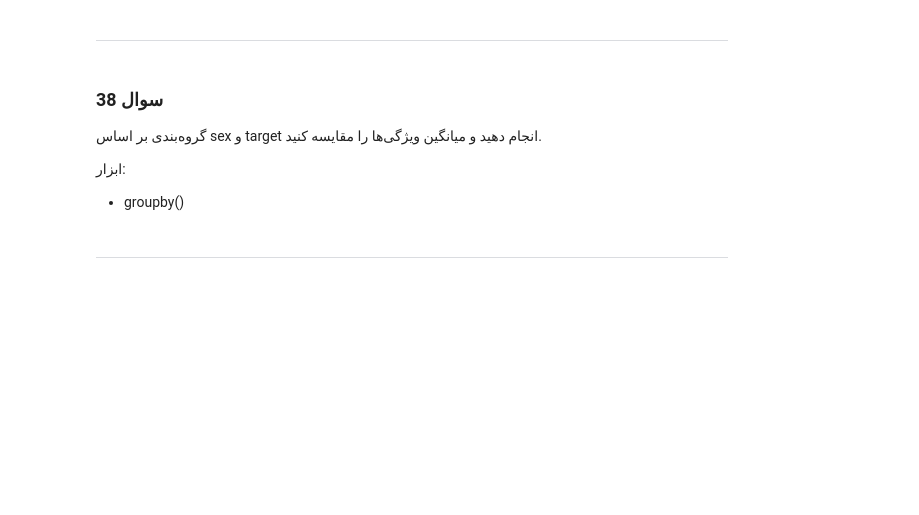
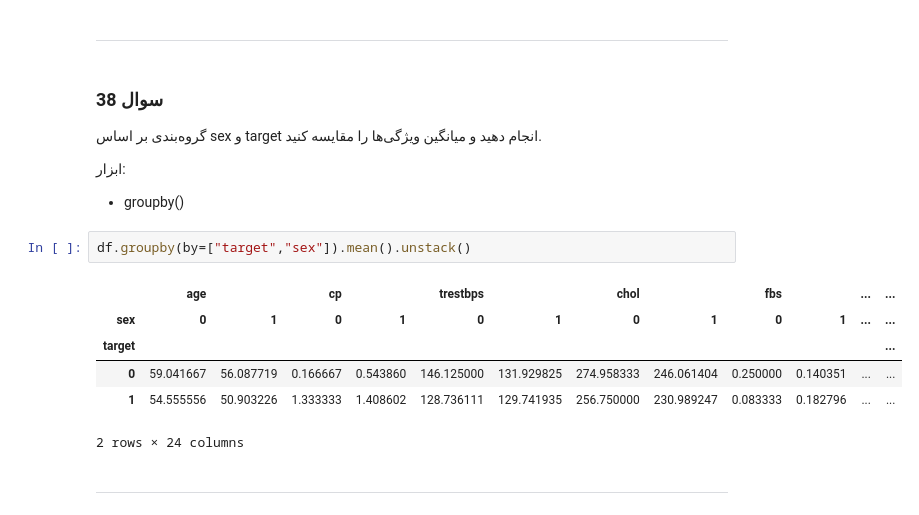
Before and after one commit to MehradAmiresmi/Data-Mining-Answer, a Jupyter notebook: task_1/001_data_understanding.ipynb, the cells around one changed output. Drawn from its saved outputs; the diff is of its cells as text; blank space fills up the shorter version.

```diff
--- a/task_1/001_data_understanding.ipynb
+++ b/task_1/001_data_understanding.ipynb
@@ -1103,6 +1123,15 @@ Pairplot برای مهم‌ترین ویژگی‌ها رسم کنید.
 ابزار:
 
 - groupby()
+# %%
+df.groupby(by=["target","sex"]).mean().unstack()
+# %% [output]
+|  | age |  | cp |  | trestbps |  | chol |  | fbs |  | ... | ... |
+| sex | 0 | 1 | 0 | 1 | 0 | 1 | 0 | 1 | 0 | 1 | ... | ... |
+| target |  |  |  |  |  |  |  |  |  |  |  | ... |
+| 0 | 59.041667 | 56.087719 | 0.166667 | 0.543860 | 146.125000 | 131.929825 | 274.958333 | 246.061404 | 0.250000 | 0.140351 | ... | ... |
+| 1 | 54.555556 | 50.903226 | 1.333333 | 1.408602 | 128.736111 | 129.741935 | 256.750000 | 230.989247 | 0.083333 | 0.182796 | ... | ... |
+2 rows × 24 columns
 # %% [markdown]
 
 ---
```
Also changed, not shown: parts of 2 cells of this notebook.
